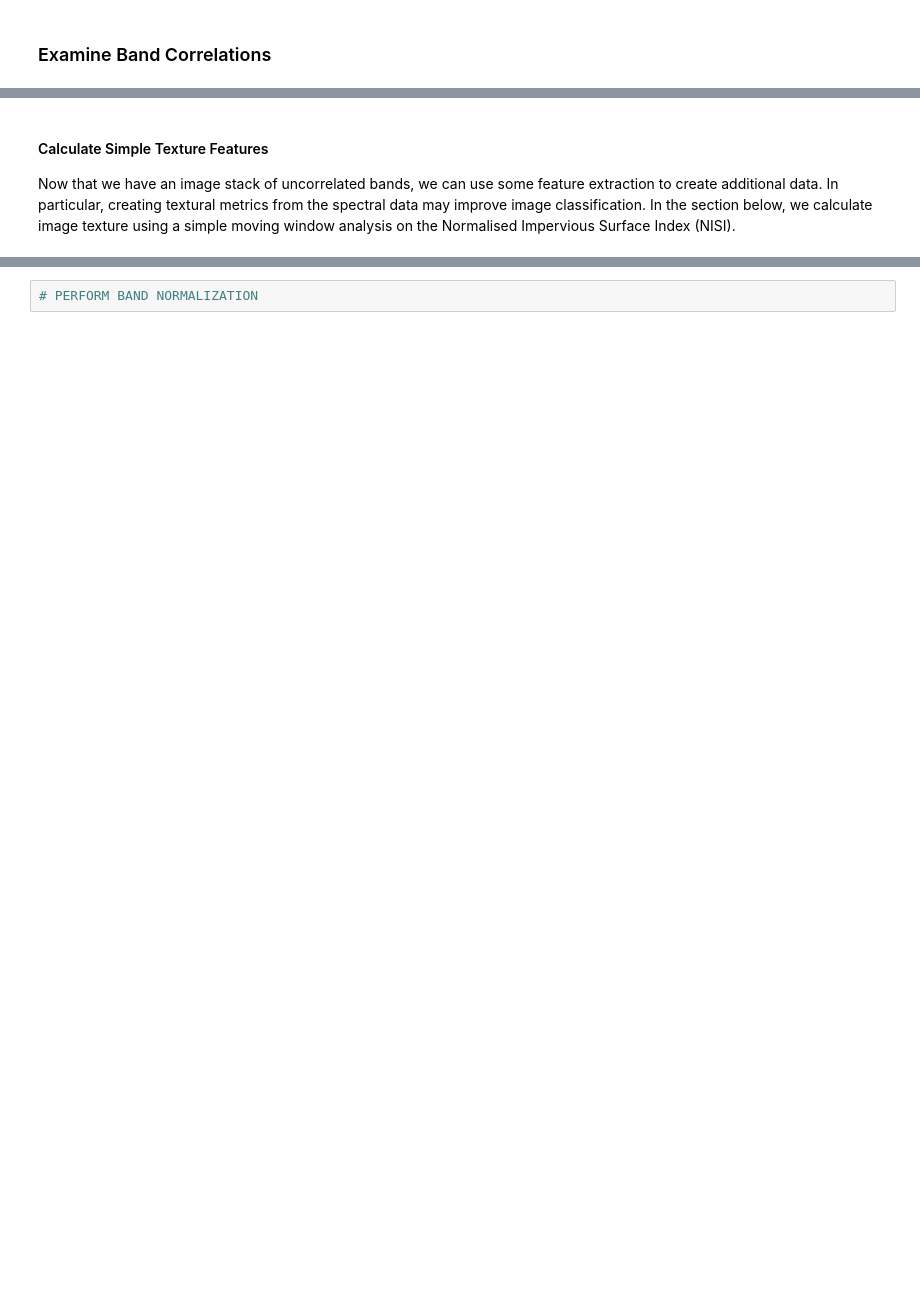
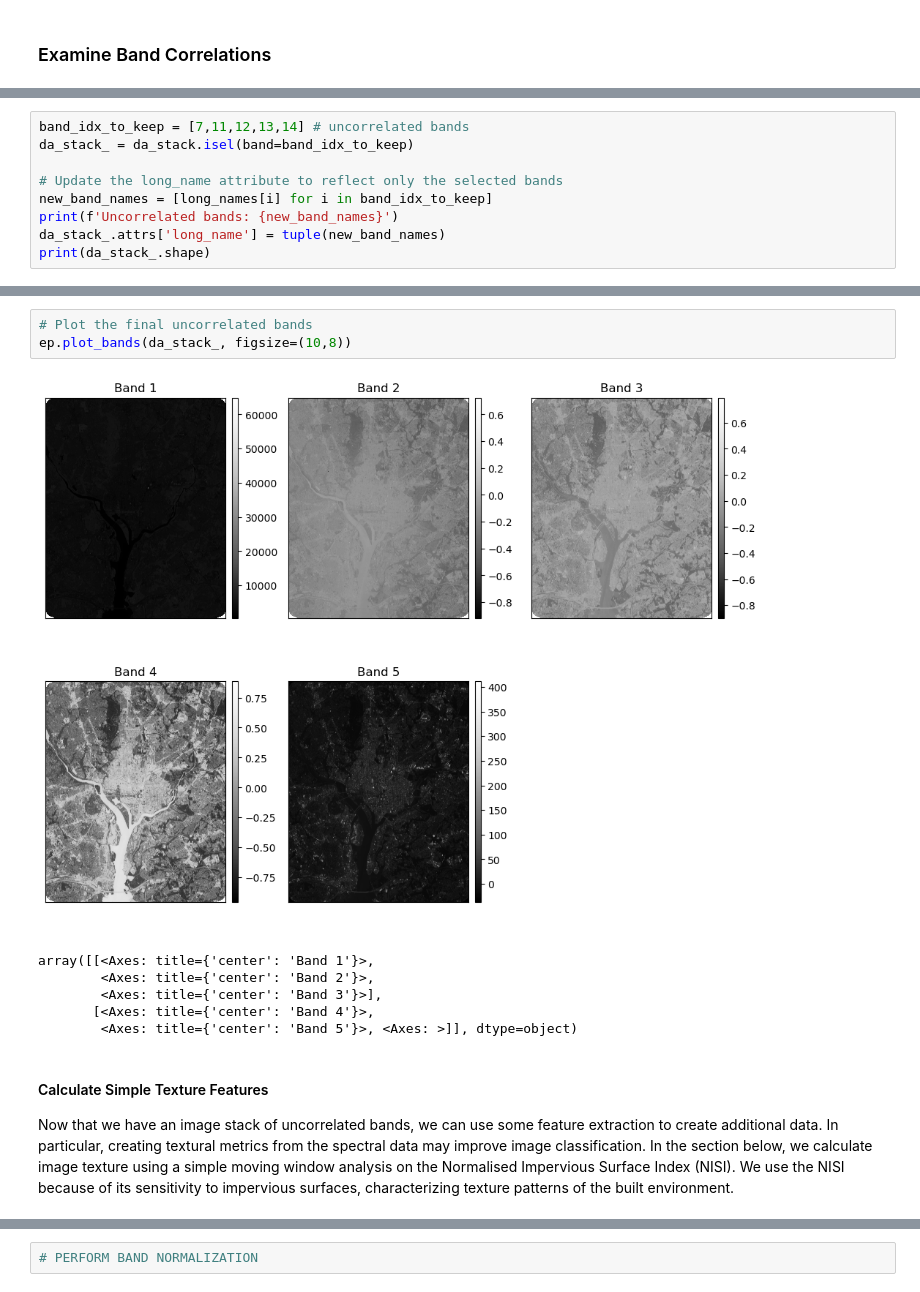
Before and after one commit to maxwellCcook/rooftop-mapping, a Jupyter notebook: code/00psscene-prep-DC.ipynb, the cells around one changed output, grey strips where cells are left out. Cells and saved outputs as stored; diff of their text form; blank space fills up the shorter version.

```diff
--- a/code/00psscene-prep-DC.ipynb
+++ b/code/00psscene-prep-DC.ipynb
@@ -303,0 +369,9 @@ gc.collect()
+# %%
+band_idx_to_keep = [7,11,12,13,14] # uncorrelated bands
+da_stack_ = da_stack.isel(band=band_idx_to_keep)
+
+# Update the long_name attribute to reflect only the selected bands
+new_band_names = [long_names[i] for i in band_idx_to_keep]
+print(f'Uncorrelated bands: {new_band_names}')
+da_stack_.attrs['long_name'] = tuple(new_band_names)
+print(da_stack_.shape)
@@ -304,4 +412,14 @@ gc.collect()
+# %%
+# Plot the final uncorrelated bands
+ep.plot_bands(da_stack_, figsize=(10,8))
+# %% [output]
+[figure, added]
+array([[<Axes: title={'center': 'Band 1'}>,
+        <Axes: title={'center': 'Band 2'}>,
+        <Axes: title={'center': 'Band 3'}>],
+       [<Axes: title={'center': 'Band 4'}>,
+        <Axes: title={'center': 'Band 5'}>, <Axes: >]], dtype=object)
 # %% [markdown]
 #### Calculate Simple Texture Features
 
-Now that we have an image stack of uncorrelated bands, we can use some feature extraction to create additional data. In particular, creating textural metrics from the spectral data may improve image classification. In the section below, we calculate image texture using a simple moving window analysis on the Normalised Impervious Surface Index (NISI).
+Now that we have an image stack of uncorrelated bands, we can use some feature extraction to create additional data. In particular, creating textural metrics from the spectral data may improve image classification. In the section below, we calculate image texture using a simple moving window analysis on the Normalised Impervious Surface Index (NISI). We use the NISI because of its sensitivity to impervious surfaces, characterizing texture patterns of the built environment.
```
Also changed, not shown: parts of 70 cells of this notebook, 3 other files.
